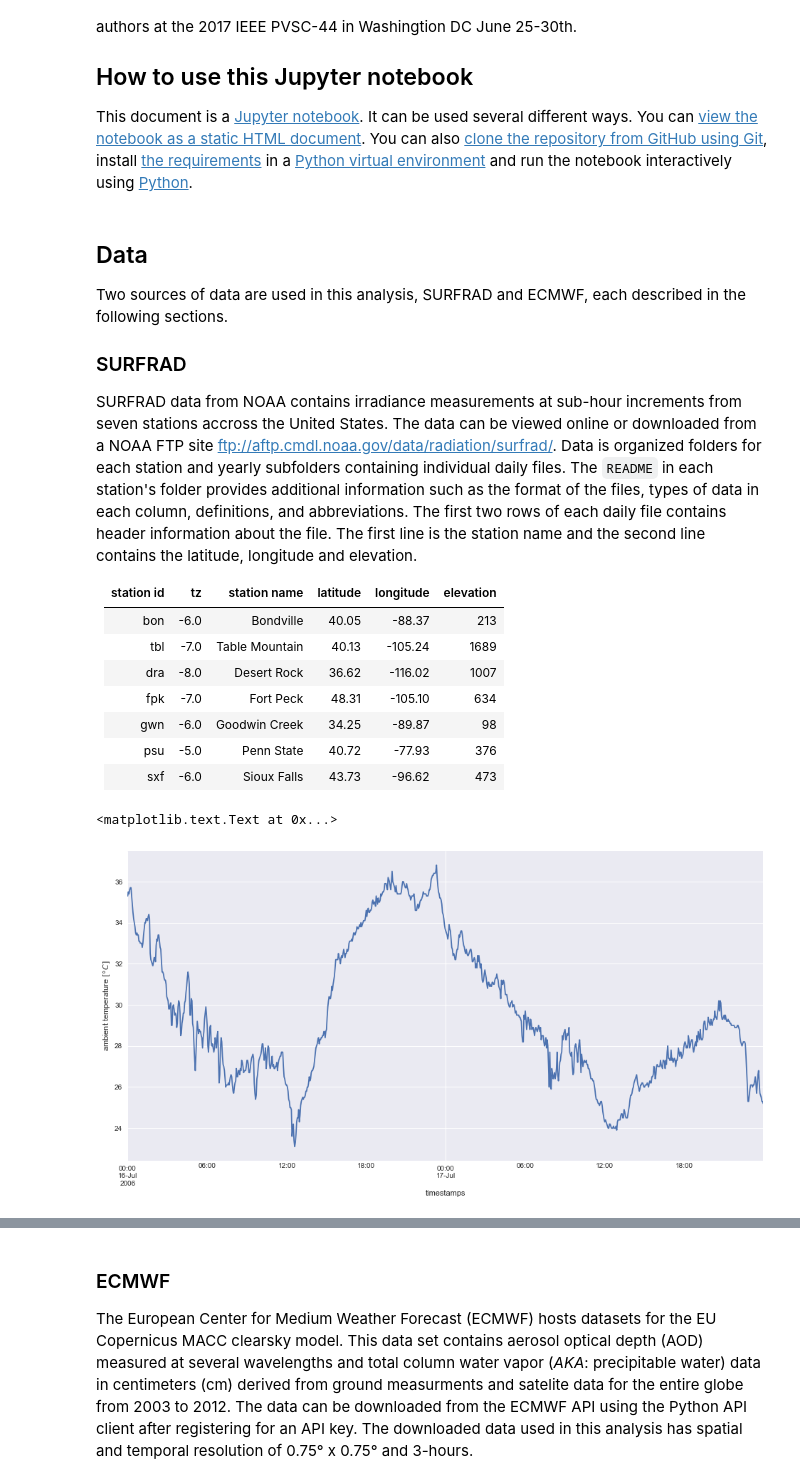
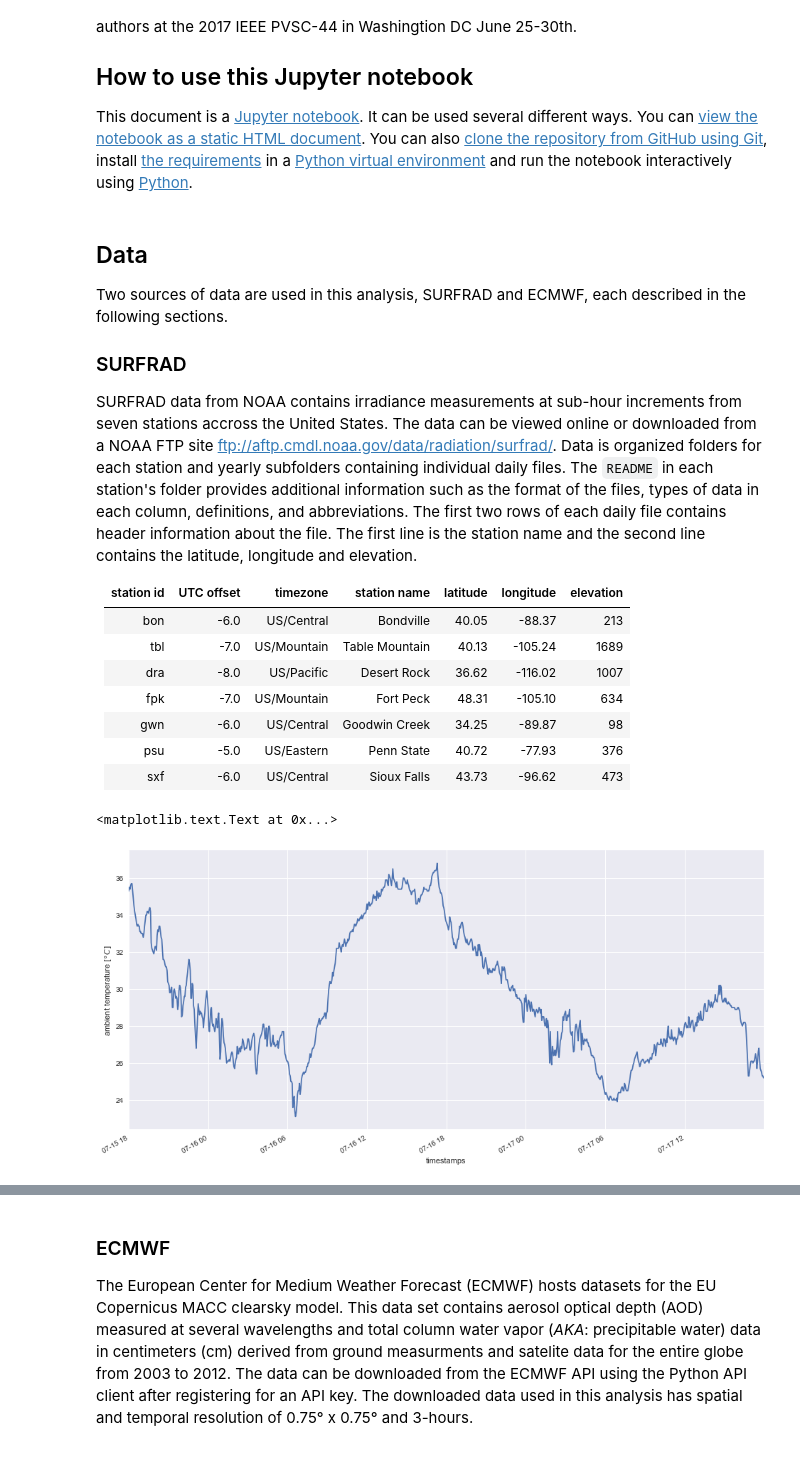
Before and after one commit to mikofski/pvsc44-clearsky-aod, a Jupyter notebook: PVSC-Clearsky-AOD.ipynb, the cells around one changed output, grey strips where cells are left out. Saved outputs shown, nothing was run; the diff lists cells and outputs as text; code cells hidden in the pictures.

```diff
--- a/PVSC-Clearsky-AOD.ipynb
+++ b/PVSC-Clearsky-AOD.ipynb
@@ -31,15 +31,15 @@ Two sources of data are used in this analysis, SURFRAD and ECMWF, each described
 ### SURFRAD
 SURFRAD data from NOAA contains irradiance measurements at sub-hour increments from seven stations accross the United States. The data can be viewed online or downloaded from a NOAA FTP site <ftp://aftp.cmdl.noaa.gov/data/radiation/surfrad/>. Data is organized folders for each station and yearly subfolders containing individual daily files. The `README` in each station's folder provides additional information such as the format of the files, types of data in each column, definitions, and abbreviations. The first two rows of each daily file contains header information about the file. The first line is the station name and the second line contains the latitude, longitude and elevation.
 
-|station id |tz    |station name  |latitude |longitude |elevation |
-|-----------|------|--------------|---------|----------|----------|
-|bon        |-6.0  |     Bondville|    40.05|    -88.37|       213|
-|tbl        |-7.0  |Table Mountain|    40.13|   -105.24|      1689|
-|dra        |-8.0  |   Desert Rock|    36.62|   -116.02|      1007|
-|fpk        |-7.0  |     Fort Peck|    48.31|   -105.10|       634|
-|gwn        |-6.0  | Goodwin Creek|    34.25|    -89.87|        98|
-|psu        |-5.0  |    Penn State|    40.72|    -77.93|       376|
-|sxf        |-6.0  |   Sioux Falls|    43.73|    -96.62|       473|
+|station id |UTC offset |timezone   |station name  |latitude |longitude |elevation |
+|-----------|-----------|-----------|--------------|---------|----------|----------|
+|bon        |-6.0       |US/Central |     Bondville|    40.05|    -88.37|       213|
+|tbl        |-7.0       |US/Mountain|Table Mountain|    40.13|   -105.24|      1689|
+|dra        |-8.0       |US/Pacific |   Desert Rock|    36.62|   -116.02|      1007|
+|fpk        |-7.0       |US/Mountain|     Fort Peck|    48.31|   -105.10|       634|
+|gwn        |-6.0       |US/Central | Goodwin Creek|    34.25|    -89.87|        98|
+|psu        |-5.0       |US/Eastern |    Penn State|    40.72|    -77.93|       376|
+|sxf        |-6.0       |US/Central |   Sioux Falls|    43.73|    -96.62|       473|
 # %%
 # get the "metadata" that contains the timezone, latitude, longitude, elevation and station id for SURFRAD
 METADATA = pd.read_csv('metadata.csv', index_col=0)
@@ -52,34 +52,30 @@ DATADIR = 'surfrad'  # folder where SURFRAD data is stored relative to this file
 NA_VAL = '-9999.9'  # value SURFRAD uses for missing data
 USECOLS = [0, 6, 7, 8, 9, 10, 11, 12]  # omit 1:year, 2:month, 3:day, 4:hour, 5:minute and 13:jday columns
 
-# read 2003 data for the station
+# read 2003 data for the station, use first column as index, parse index as dates, and replace missing values with NaN
 DATA = pd.read_csv(
     os.path.join(DATADIR, '%s03.csv' % station_id),
-    index_col=0,
-    usecols=[0, 6, 7, 8, 9, 10, 11, 12],
-    na_values=NA_VAL,
-    parse_dates=True
+    index_col=0, usecols=USECOLS, na_values=NA_VAL, parse_dates=True
 )
 
 # append the data from 2003 to 2012 which coincides with the ECMWF data available
 for y in xrange(2004, 2013):
     DATA = DATA.append(pd.read_csv(
         os.path.join(DATADIR, '%s%s.csv' % (station_id, str(y)[-2:])),
-        index_col=0,
-        usecols=[0, 6, 7, 8, 9, 10, 11, 12],
-        na_values=NA_VAL,
-        parse_dates=True
+        index_col=0, usecols=USECOLS, na_values=NA_VAL, parse_dates=True
     ))
 
 DATA.index.rename('timestamps', inplace=True)  # rename the index to "timestamps"
 # DATA.index = pd.DatetimeIndex(DATA.index)  # since parse_dates=True, timestamps are already parsed, yay!
+DATA = DATA.tz_localize('UTC')  # set timezone to UTC
+DATA['press'] = DATA['press'] * 100.0  # convert mbars to Pascals
 TIMESTEPS = np.diff(np.array(DATA.index, dtype='datetime64[m]'))  # in case we need them
 # %%
 # plot some temperatures
-DATA['ta']['2006-07-16':'2006-07-17'].plot()
+DATA['ta']['2006-07-16':'2006-07-17'].tz_convert(METADATA['tz'][station_id]).plot()
 plt.ylabel('ambient temperature $[\degree C]$')
 # %% [output]
 <matplotlib.text.Text at 0x...>
-[figure, old version]
+[figure, new version]
 # %%
 # plot some irradiance
```
Also changed, not shown: parts of 14 cells of this notebook, 1 other file.
